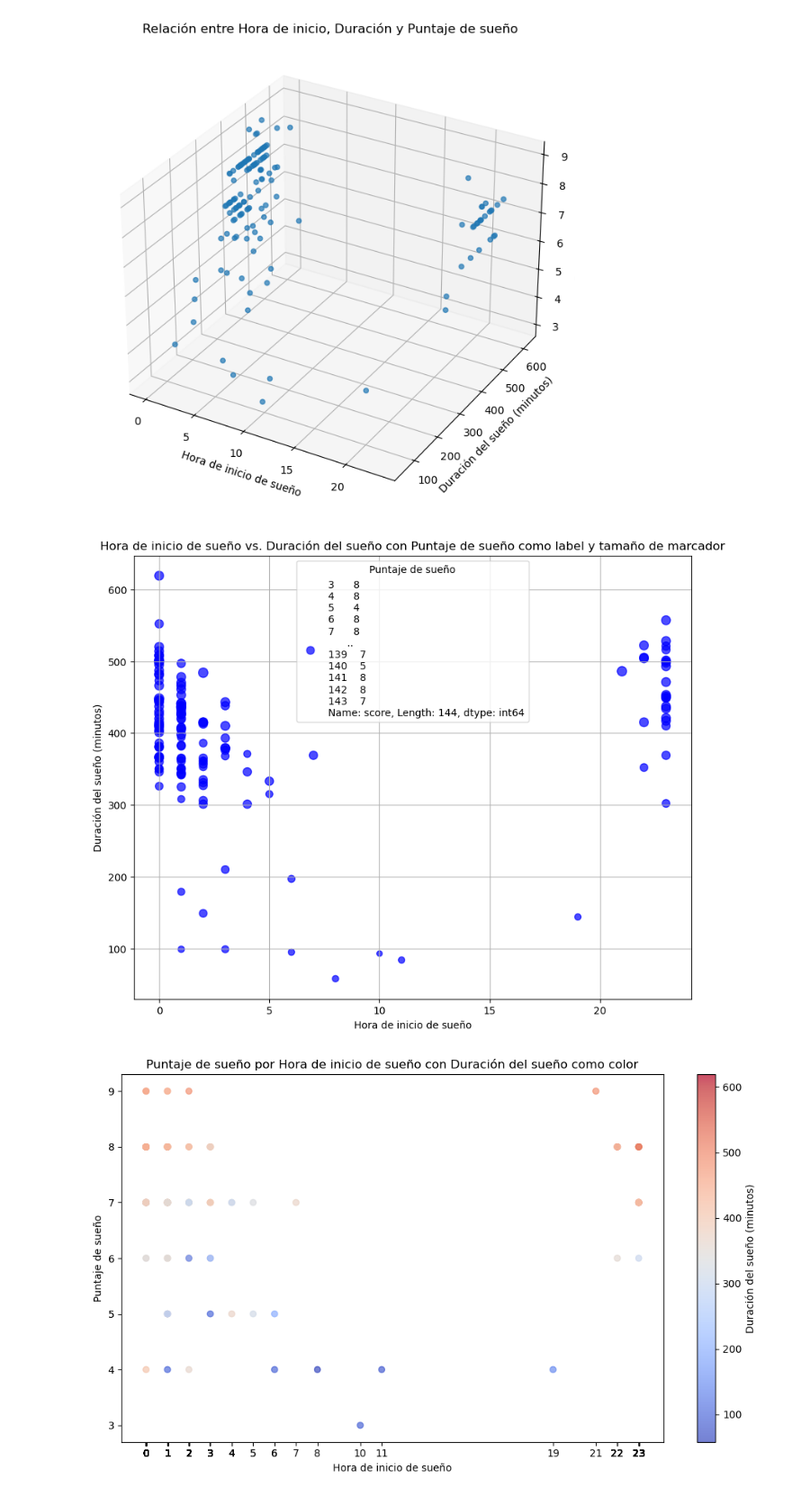
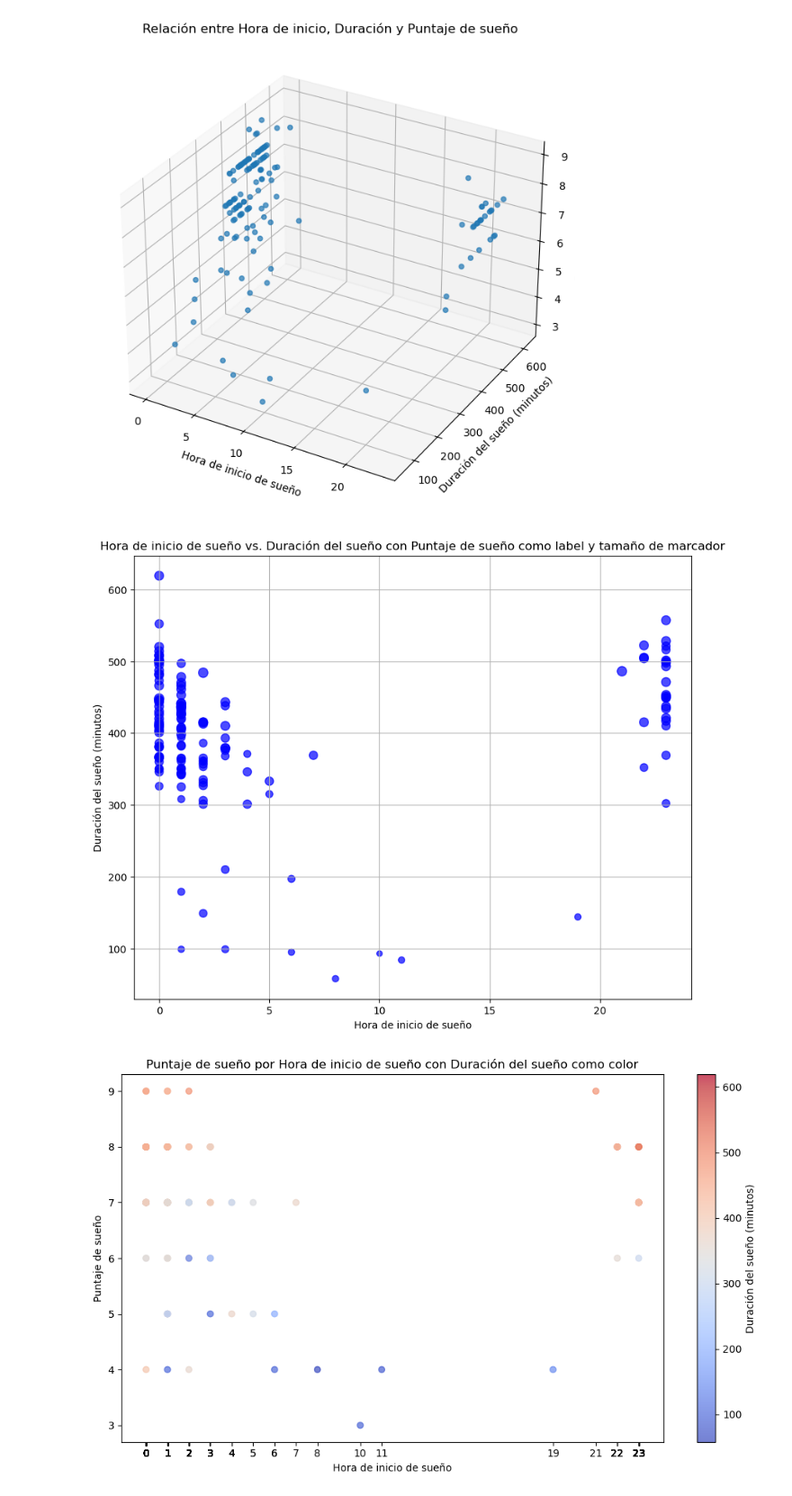
Before and after one commit to MatiasLoiseau/sleep-data-samsung-health, a Jupyter notebook: exploratory_data_analysis.ipynb, the cells around one changed output. Shown at 90% size. Cells and saved outputs as stored; diff of their text form; code cells hidden in the pictures.

```diff
--- a/exploratory_data_analysis.ipynb
+++ b/exploratory_data_analysis.ipynb
@@ -618,14 +618,13 @@ plt.show()
 # %%
 plt.figure(figsize=(10, 8))
 plt.scatter(df_sleep['hora'], df_sleep['sleep_duration'], s=df_sleep['score']*10, c='blue', alpha=0.7, label=df_sleep['score'])
 plt.xlabel('Hora de inicio de sueño')
 plt.ylabel('Duración del sueño (minutos)')
 plt.title('Hora de inicio de sueño vs. Duración del sueño con Puntaje de sueño como label y tamaño de marcador')
-plt.legend(title='Puntaje de sueño')
 plt.grid(True)
 plt.show()
 # %% [output]
-[figure, old version]
+[figure, new version]
 # %%
 # Datos de ejemplo
 
```
Also changed, not shown: parts of 2 cells of this notebook.
